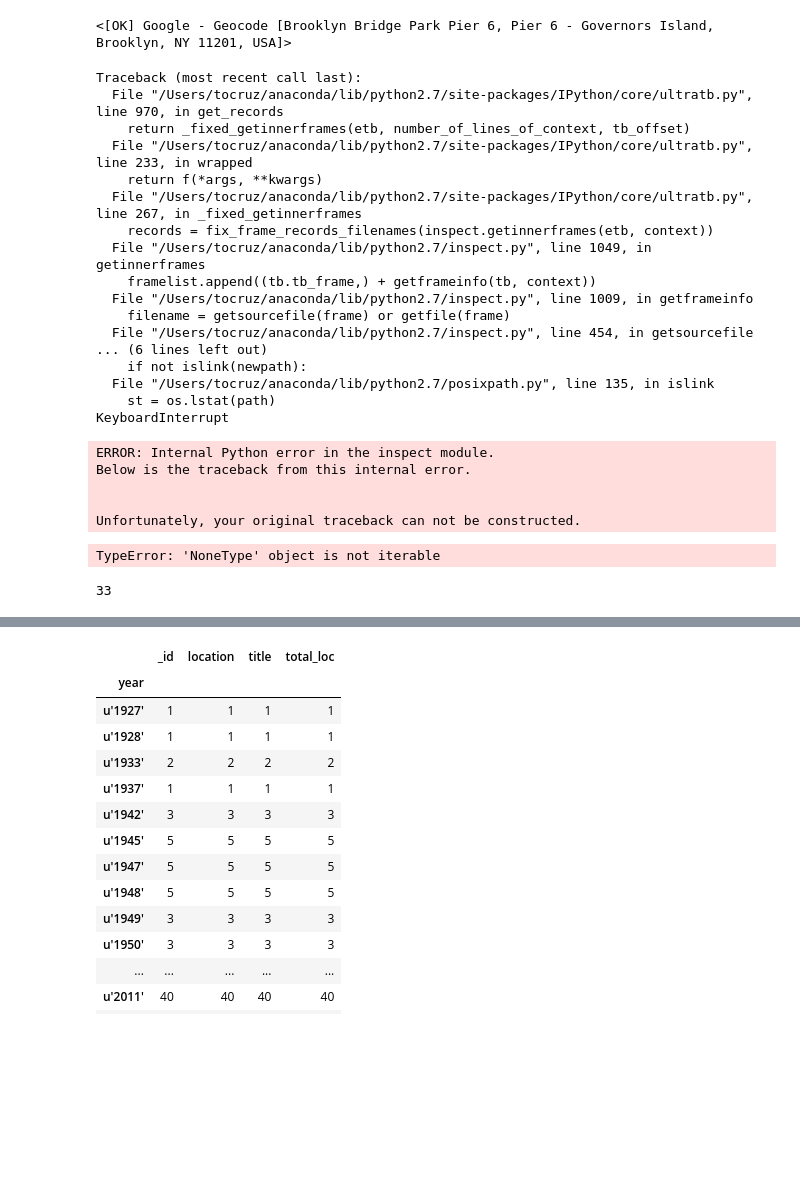
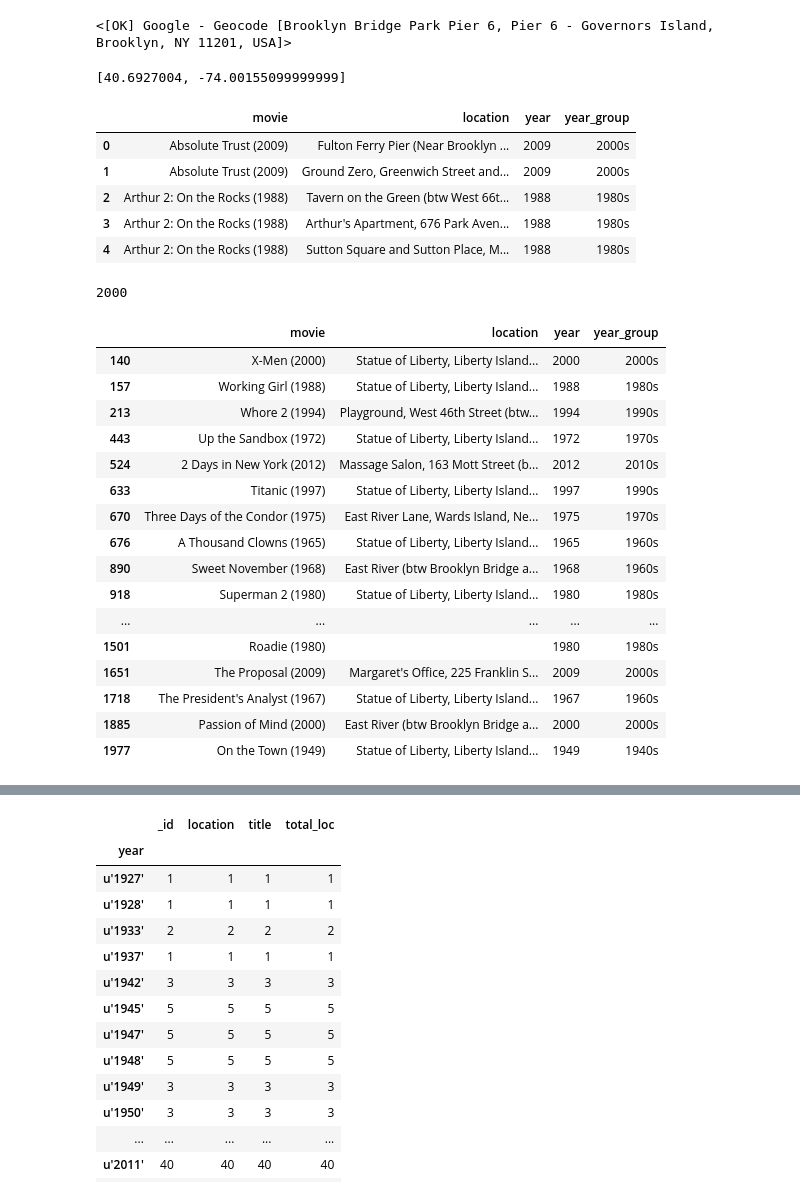
Before and after one commit to nycdatasci/bootcamp005_project, a Jupyter notebook: Project3-WebScraping/IsmaelJaimeCruz/NYC Movies Locations.ipynb, the cells around one changed output, grey strips where cells are left out. Cells and saved outputs as stored; diff of their text form; code cells hidden in the pictures; blank space fills up the shorter version.

```diff
--- a/Project3-WebScraping/IsmaelJaimeCruz/NYC Movies Locations.ipynb
+++ b/Project3-WebScraping/IsmaelJaimeCruz/NYC Movies Locations.ipynb
@@ -193,38 +314,55 @@ u'Fulton Ferry Pier (Near Brooklyn Bridge) Brooklyn.'
 geocoder.google(locations_df.location[0])
 # %% [output]
 <[OK] Google - Geocode [Brooklyn Bridge Park Pier 6, Pier 6 - Governors Island, Brooklyn, NY 11201, USA]>
+# %%
+geocoder.google(locations_df.location[0]).latlng
+# %% [output]
+[40.6927004, -74.00155099999999]
+# %%
+a = range(10)
+group1 = locations_df[:2000]
+group2 = locations_df[2000:4000]
+group3 = locations_df[4000:]
+group1.head()
+# %% [output]
+|  | movie | location | year | year_group |
+| 0 | Absolute Trust (2009) | Fulton Ferry Pier (Near Brooklyn ... | 2009 | 2000s |
+| 1 | Absolute Trust (2009) | Ground Zero, Greenwich Street and... | 2009 | 2000s |
+| 2 | Arthur 2: On the Rocks (1988) | Tavern on the Green (btw West 66t... | 1988 | 1980s |
+| 3 | Arthur 2: On the Rocks (1988) | Arthur's Apartment, 676 Park Aven... | 1988 | 1980s |
+| 4 | Arthur 2: On the Rocks (1988) | Sutton Square and Sutton Place, M... | 1988 | 1980s |
 # %%
-geocodes_list = []
-i = 0
-for i in locations_df.location:
-    geocodes_list.append(geocoder.google(i).latlng)
+# geocodes for group1
+geocodes_list1 = []
+for i in group1.location:
+    geocodes_list1.append(geocoder.google(i).latlng)
+    time.sleep(0.15)
-# %% [output]
-Traceback (most recent call last):
-  File "/Users/tocruz/anaconda/lib/python2.7/site-packages/IPython/core/ultratb.py", line 970, in get_records
-    return _fixed_getinnerframes(etb, number_of_lines_of_context, tb_offset)
-  File "/Users/tocruz/anaconda/lib/python2.7/site-packages/IPython/core/ultratb.py", line 233, in wrapped
-    return f(*args, **kwargs)
-  File "/Users/tocruz/anaconda/lib/python2.7/site-packages/IPython/core/ultratb.py", line 267, in _fixed_getinnerframes
-    records = fix_frame_records_filenames(inspect.getinnerframes(etb, context))
-  File "/Users/tocruz/anaconda/lib/python2.7/inspect.py", line 1049, in getinnerframes
-    framelist.append((tb.tb_frame,) + getframeinfo(tb, context))
-  File "/Users/tocruz/anaconda/lib/python2.7/inspect.py", line 1009, in getframeinfo
-    filename = getsourcefile(frame) or getfile(frame)
-  File "/Users/tocruz/anaconda/lib/python2.7/inspect.py", line 454, in getsourcefile
-... (6 lines left out)
-    if not islink(newpath):
-  File "/Users/tocruz/anaconda/lib/python2.7/posixpath.py", line 135, in islink
-    st = os.lstat(path)
-KeyboardInterrupt
-ERROR: Internal Python error in the inspect module.
-Below is the traceback from this internal error.
-
-
-Unfortunately, your original traceback can not be constructed.
-TypeError: 'NoneType' object is not iterable
 # %%
-len(geocodes_list)
+len(geocodes_list1)
 # %% [output]
-33
+2000
 # %%
-pd.DataFrame(geocodes_list, columns = ('latitude', 'longitude'))[:5]
+geocodes1 = pd.DataFrame(geocodes_list1, columns = ('latitude', 'longitude'))
+# %%
+# locations with NaNs
+geocodes1.isnull().values.any()
+index = geocodes1['latitude'].index[geocodes1['latitude'].apply(np.isnan)]
+group1.loc[index]
+# %% [output]
+|  | movie | location | year | year_group |
+| 140 | X-Men (2000) | Statue of Liberty, Liberty Island... | 2000 | 2000s |
+| 157 | Working Girl (1988) | Statue of Liberty, Liberty Island... | 1988 | 1980s |
+| 213 | Whore 2 (1994) | Playground, West 46th Street (btw... | 1994 | 1990s |
+| 443 | Up the Sandbox (1972) | Statue of Liberty, Liberty Island... | 1972 | 1970s |
+| 524 | 2 Days in New York (2012) | Massage Salon, 163 Mott Street (b... | 2012 | 2010s |
+| 633 | Titanic (1997) | Statue of Liberty, Liberty Island... | 1997 | 1990s |
+| 670 | Three Days of the Condor (1975) | East River Lane, Wards Island, Ne... | 1975 | 1970s |
+| 676 | A Thousand Clowns (1965) | Statue of Liberty, Liberty Island... | 1965 | 1960s |
+| 890 | Sweet November (1968) | East River (btw Brooklyn Bridge a... | 1968 | 1960s |
+| 918 | Superman 2 (1980) | Statue of Liberty, Liberty Island... | 1980 | 1980s |
+| ... | ... | ... | ... | ... |
+| 1501 | Roadie (1980) |  | 1980 | 1980s |
+| 1651 | The Proposal (2009) | Margaret's Office, 225 Franklin S... | 2009 | 2000s |
+| 1718 | The President's Analyst (1967) | Statue of Liberty, Liberty Island... | 1967 | 1960s |
+| 1885 | Passion of Mind (2000) | East River (btw Brooklyn Bridge a... | 2000 | 2000s |
+| 1977 | On the Town (1949) | Statue of Liberty, Liberty Island... | 1949 | 1940s |
```
Also changed, not shown: parts of 33 cells of this notebook, 1 other file.
